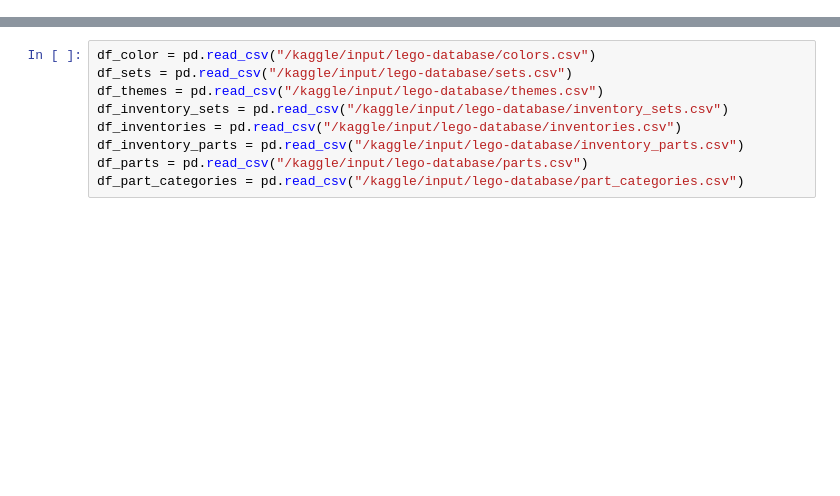
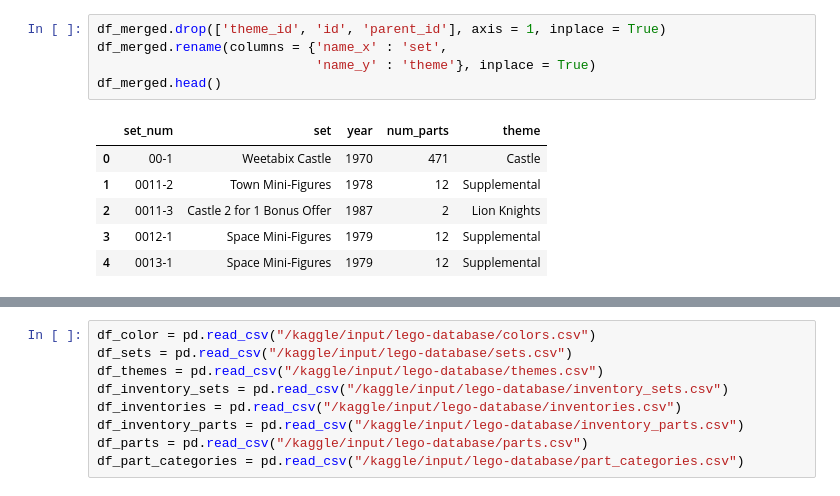
Before and after one commit to t-lambert/LEGO, a Jupyter notebook: 1_LEGO's_colors.ipynb, the cells around one changed output, grey strips where cells are left out. Saved outputs shown, nothing was run; the diff lists cells and outputs as text; blank space fills up the shorter version.

```diff
--- a/1_LEGO's_colors.ipynb
+++ b/1_LEGO's_colors.ipynb
@@ -7,0 +98,12 @@ warnings.filterwarnings('ignore')
+# %%
+df_merged.drop(['theme_id', 'id', 'parent_id'], axis = 1, inplace = True)
+df_merged.rename(columns = {'name_x' : 'set',
+                            'name_y' : 'theme'}, inplace = True)
+df_merged.head()
+# %% [output]
+|  | set_num | set | year | num_parts | theme |
+| 0 | 00-1 | Weetabix Castle | 1970 | 471 | Castle |
+| 1 | 0011-2 | Town Mini-Figures | 1978 | 12 | Supplemental |
+| 2 | 0011-3 | Castle 2 for 1 Bonus Offer | 1987 | 2 | Lion Knights |
+| 3 | 0012-1 | Space Mini-Figures | 1979 | 12 | Supplemental |
+| 4 | 0013-1 | Space Mini-Figures | 1979 | 12 | Supplemental |
```
Also changed, not shown: parts of 17 cells of this notebook.
